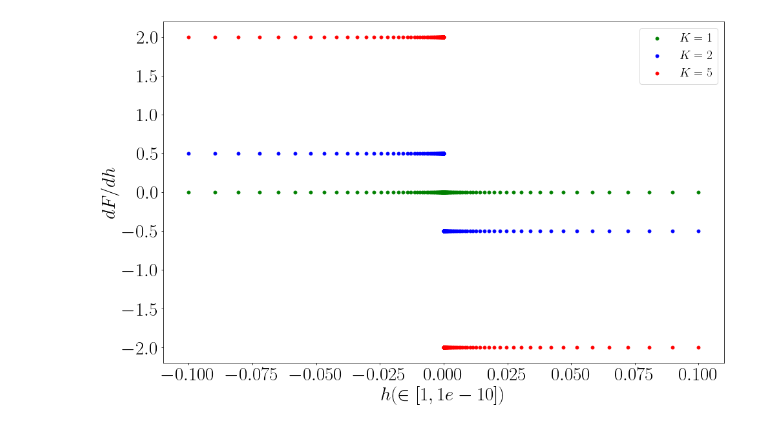
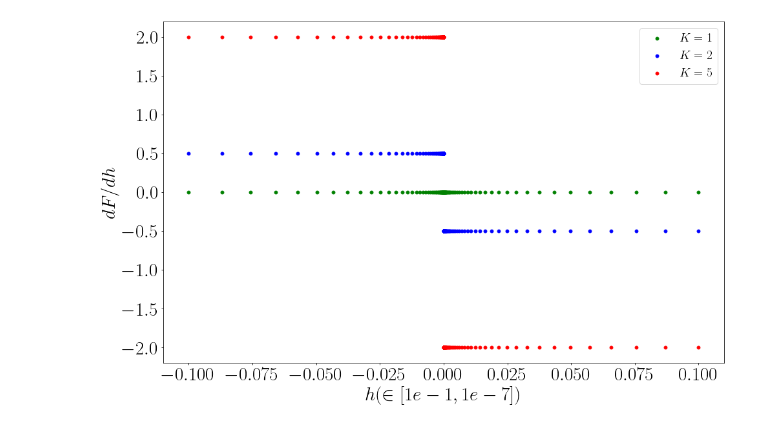
Before and after one commit to abhirup-m/Multichannel-Kondo-Project, a Jupyter notebook: numerics/chi.ipynb, the cells around one changed output. Drawn from its saved outputs; the diff is of its cells as text; code cells hidden in the pictures.

```diff
--- a/numerics/chi.ipynb
+++ b/numerics/chi.ipynb
@@ -147,31 +147,33 @@ plt.show()
 # %%
 J = 1
 cols = ['r', 'b', 'g', 'y']
 for K in [1,2,5]:
     cols = [cols[-1]] + cols[:-1]
-    for h in 10**np.linspace(-1, -8, 150):
+    hmin = -1
+    hmax = -7
+    for h in 10**np.linspace(hmin, hmax, 100):
         H = ham(J,K,h,h)
         E = H.eigenenergies()
         F1 = sum(E[E==min(E)])
         H = ham(J,K,h-h/10,h-h/10)
         E = H.eigenenergies()
         F2 = sum(E[E==min(E)])
         dFdh = (F2 - F1)/(-h/10)
         plt.scatter(h, dFdh, marker=".", color=cols[-1])
         H = ham(J,K,-h,-h)
         E = H.eigenenergies()
         F1 = sum(E[E==min(E)])
         H = ham(J,K,-h+h/10,-h+h/10)
         E = H.eigenenergies()
         F2 = sum(E[E==min(E)])
         dFdh = (F2 - F1)/(h/10)
         plt.scatter(-h, dFdh, marker=".", color=cols[-1])
     plt.scatter([], [], marker=".", color=cols[-1], label=r"$K={}$".format(K))
 
 plt.legend()
-plt.xlabel(r"$h(\in [1, 1e-10])$")
+plt.xlabel(r"$h(\in [1e{}, 1e{}])$".format(hmin,hmax))
 plt.ylabel(r"$dF/dh$")
-plt.savefig("free_energy_nonanaliticity.pdf", bbox_inches="tight")
+plt.savefig("disc_mag_global.pdf", bbox_inches="tight")
 # %% [output]
-[figure, old version]
+[figure, new version]
 # %%
```
Also changed, not shown: parts of 1 cell of this notebook, 11 other files.
